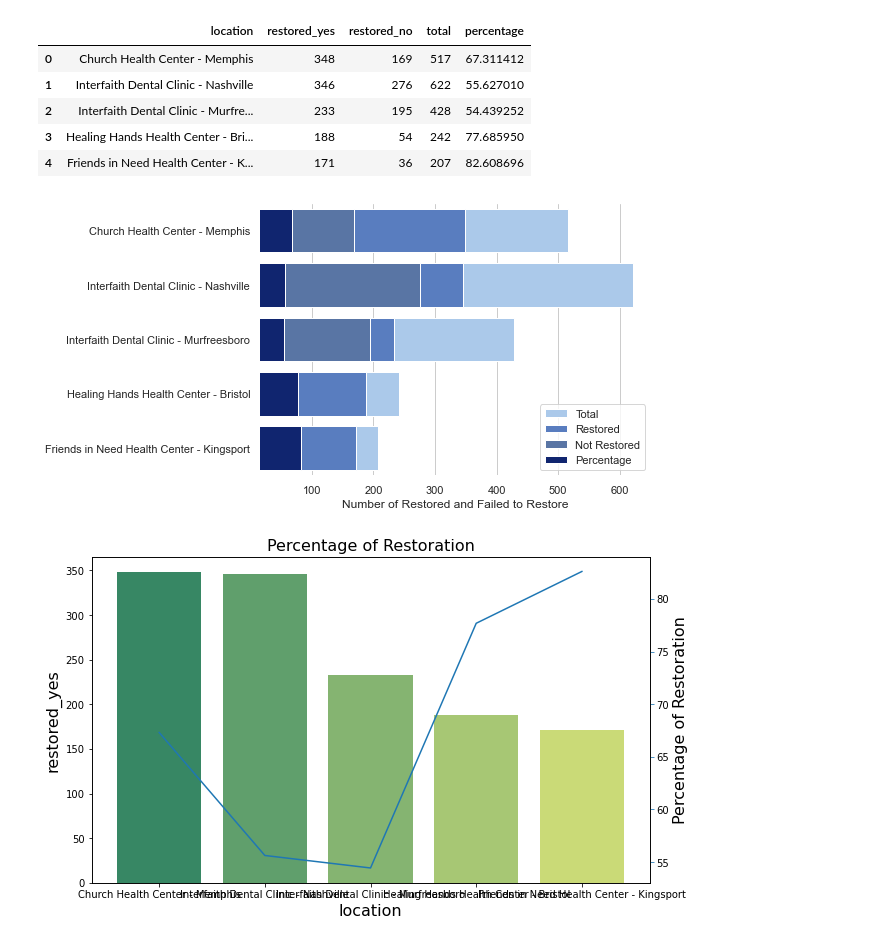
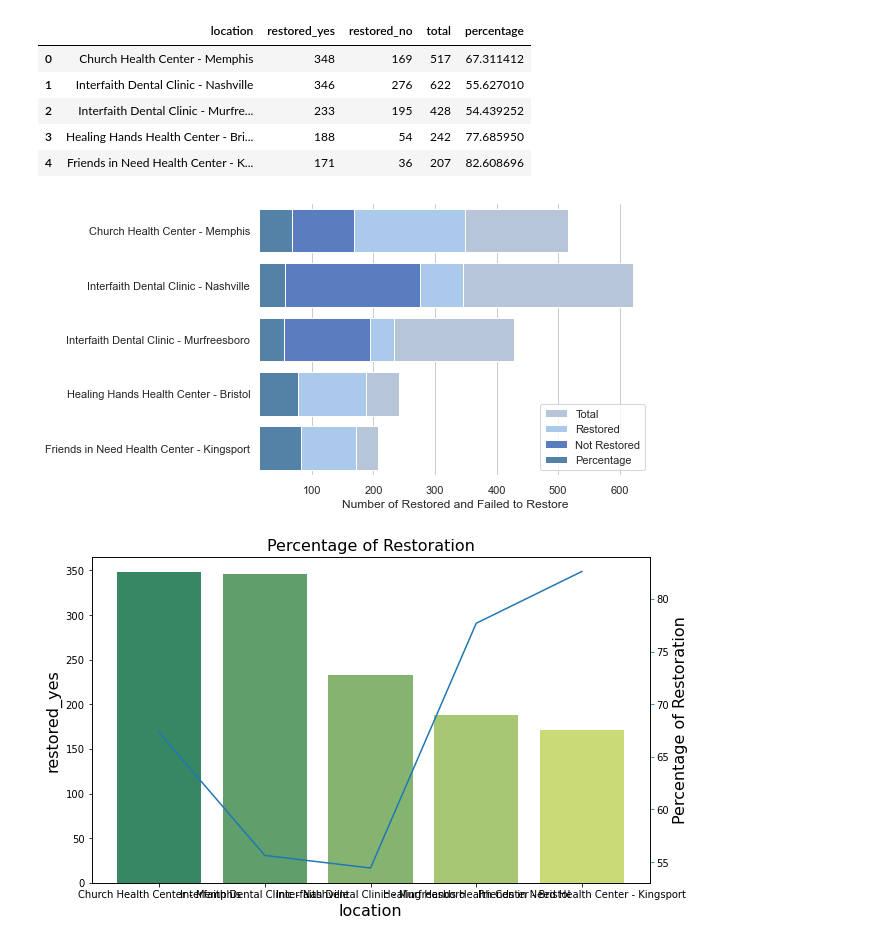
Before and after one commit to bsfcs/smile-on-aquaman, a Jupyter notebook: notebooks/eda-of-smile-on-data.ipynb, the cells around one changed output. Saved outputs shown, nothing was run; the diff lists cells and outputs as text; code cells hidden in the pictures.

Commit message:
charts done

```diff
--- a/notebooks/eda-of-smile-on-data.ipynb
+++ b/notebooks/eda-of-smile-on-data.ipynb
@@ -177,36 +177,36 @@ combo_5
 # %%
 sns.set_theme(style="whitegrid")
 
 # Initialize the matplotlib figure
 f, ax = plt.subplots(figsize=(7, 5))
 
 # Plot total
 sns.set_color_codes("pastel")
 sns.barplot(x="total", y="location", data=combo_5,
-            label="Total", color="b")
+            label="Total", color="lightsteelblue")
 
 # Plot the restored cases
-sns.set_color_codes("muted")
+sns.set_color_codes("pastel")
 sns.barplot(x="restored_yes", y="location", data=combo_5,
             label="Restored", color="b")
 
 # Plot the failed to restored cases
-sns.set_color_codes("deep")
+sns.set_color_codes("muted")
 sns.barplot(x="restored_no", y="location", data=combo_5,
             label="Not Restored", color="b")
 
 # Plot Percentage
-sns.set_color_codes("dark")
+sns.set_color_codes("muted")
 sns.barplot(x="percentage", y="location", data=combo_5,
-            label="Percentage", color="b")
+            label="Percentage", color="steelblue")
 
 # Add a legend and informative axis label
 ax.legend(ncol=1, loc="lower right", frameon=True)
 ax.set(xlim=(15, 650), ylabel="",
        xlabel="Number of Restored and Failed to Restore")
 sns.despine(left=True, bottom=True)
 # %% [output]
-[figure, old version]
+[figure, new version]
 # %%
 #Create combo chart
 fig, ax1 = plt.subplots(figsize=(10,6))
```
